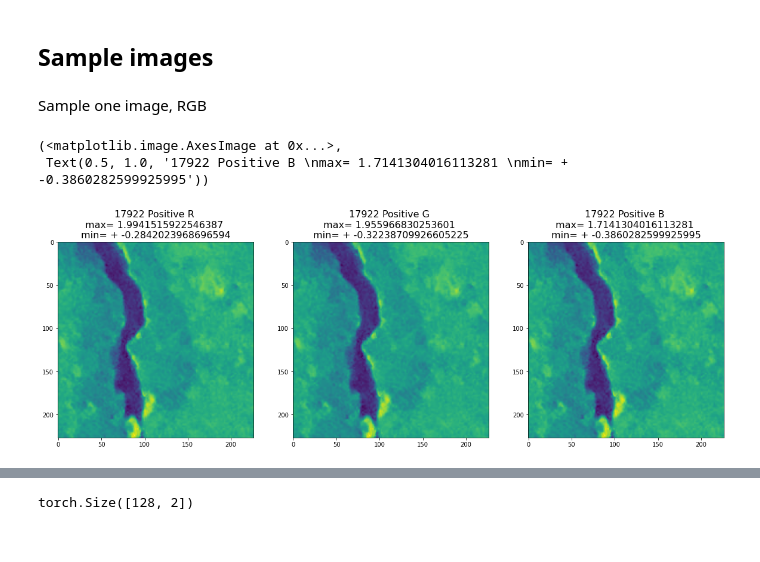
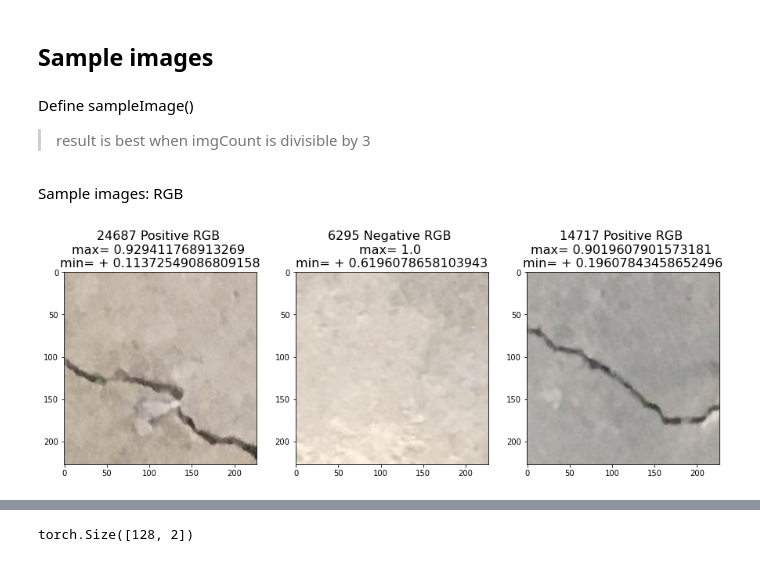
Before and after one commit to iambaangkok/261459-Deep-Learning, a Jupyter notebook: Identification_of_Surface_Cracks.ipynb, the cells around one changed output, grey strips where cells are left out. Drawn from its saved outputs; the diff is of its cells as text; code cells hidden in the pictures.

Commit message:
Added qol: sampleImage()

```diff
--- a/Identification_of_Surface_Cracks.ipynb
+++ b/Identification_of_Surface_Cracks.ipynb
@@ -142,17 +148,42 @@ labels_map = {
+# %% [markdown]
+Define sampleImage()
+
+> result is best when imgCount is divisible by 3
+# %%
+def sampleImage(imgCount = 1, splitChannel = False, width = 15, height = 15):
+  if splitChannel:
+    fig, ax = plt.subplots(imgCount,3,figsize=(height,width))
+    for j in range(0,imgCount):
+      sample_idx = torch.randint(len(ds_train), size=(1,)).item()
+      img, label = ds_train[sample_idx]
+      imgs = []
+      for i in range(0,3):
+        imgs.append(img.permute([1,2,0])[:,:,i])
+        if imgCount == 1:
+          ax[i].imshow(imgs[i], cmap='viridis'), ax[i].set_title(f"{sample_idx} {labels_map[label]} {rgb_map[i%3]} \nmax= {str(imgs[0].max().item())} \nmin= + {str(imgs[0].min().item())}", fontsize=16)
+        else:
+          ax[j][i].imshow(imgs[i], cmap='viridis'), ax[j][i].set_title(f"{sample_idx} {labels_map[label]} {rgb_map[i%3]} \nmax= {str(imgs[0].max().item())} \nmin= + {str(imgs[0].min().item())}", fontsize=16)
+  else:
+    nRows = int((imgCount-1)/3+1)
+    fig, ax = plt.subplots(nRows,3,figsize=(height,width))
+    for i in range(0,nRows*3):
+        sample_idx = torch.randint(len(ds_train), size=(1,)).item()
+        img, label = ds_train[sample_idx]
+        img = img.permute([1,2,0])
+        if imgCount <= 3:
+          if i >= imgCount:
+            ax[i].axis("off")
+          else:
+            ax[i].imshow(img, cmap='viridis'), ax[i].set_title(f"{sample_idx} {labels_map[label]} RGB \nmax= {str(img.max().item())} \nmin= + {str(img.min().item())}", fontsize=16)
+        else:
+          if i >= imgCount:
+            ax[int(i/3)][i%3].axis("off")
+          else:
+            ax[int(i/3)][i%3].imshow(img, cmap='viridis'), ax[int(i/3)][i%3].set_title(f"{sample_idx} {labels_map[label]} RGB \nmax= {str(img.max().item())} \nmin= + {str(img.min().item())}", fontsize=16)
+
+
+    # fig, ax = plt.subplots(1,1,figsize=(height,width))
+    # ax.imshow(img.permute([1,2,0]))
+    # ax.set_title(f"{sample_idx} {labels_map[label]} RGB \nmax= {str(img.max().item())} \nmin= + {str(img.min().item())}", fontsize=16)
 # %% [markdown]
-Sample one image, RGB
+Sample images: RGB
-# %%
-sample_idx = torch.randint(len(ds_train), size=(1,)).item()
-img, label = ds_train[sample_idx]
-
-fig, ax = plt.subplots(1,3,figsize=(20,20*3))
-img0 = img.permute([1,2,0])[:,:,0]
-img1 = img.permute([1,2,0])[:,:,1]
-img2 = img.permute([1,2,0])[:,:,2]
-ax[0].imshow(img0, cmap='viridis'), ax[0].set_title(f"{sample_idx} {labels_map[label]} R \nmax= {str(img0.max().item())} \nmin= + {str(img0.min().item())}", fontsize=16)
-ax[1].imshow(img1, cmap='viridis'), ax[1].set_title(f"{sample_idx} {labels_map[label]} G \nmax= {str(img1.max().item())} \nmin= + {str(img1.min().item())}", fontsize=16)
-ax[2].imshow(img2, cmap='viridis'), ax[2].set_title(f"{sample_idx} {labels_map[label]} B \nmax= {str(img2.max().item())} \nmin= + {str(img2.min().item())}", fontsize=16)
-# %% [output]
-(<matplotlib.image.AxesImage at 0x...>,
- Text(0.5, 1.0, '17922 Positive B \nmax= 1.7141304016113281 \nmin= + -0.3860282599925995'))
-[figure, removed]
@@ -168,0 +190,4 @@ plt.show()
+# %%
+sampleImage(3)
+# %% [output]
+[figure, added]
```
Also changed, not shown: parts of 7 cells of this notebook.
